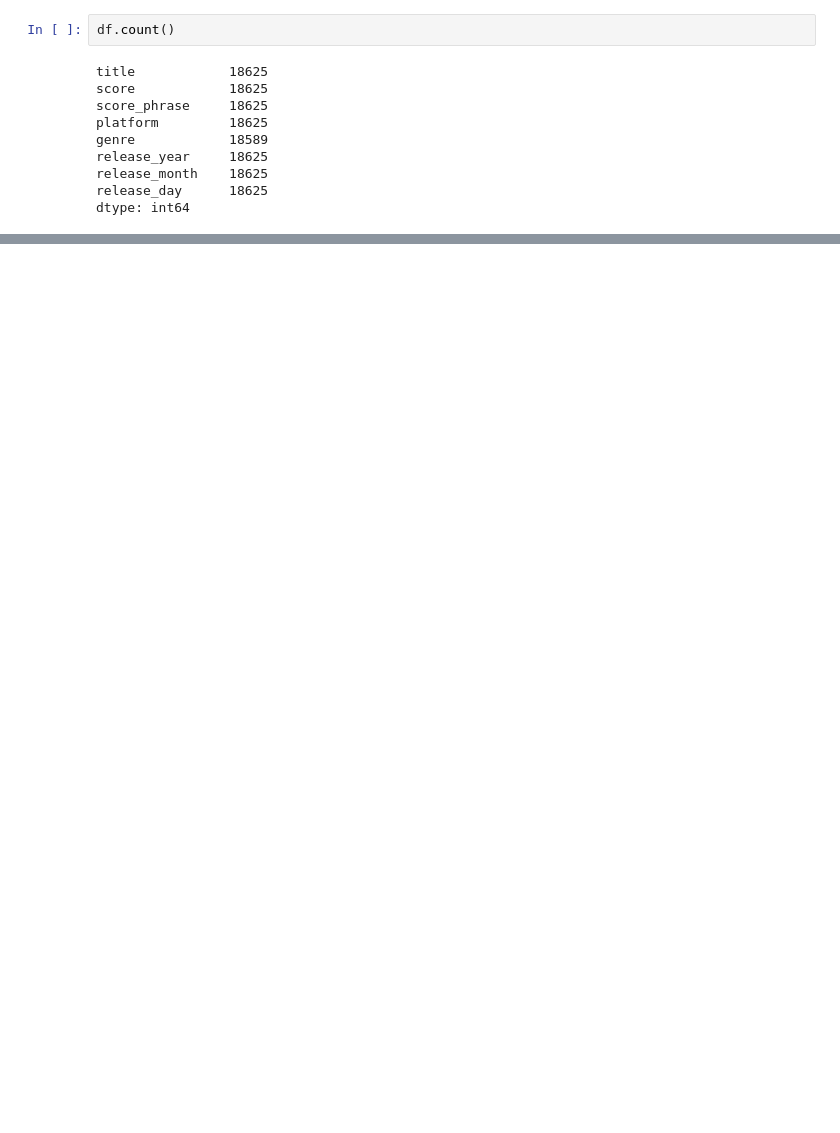
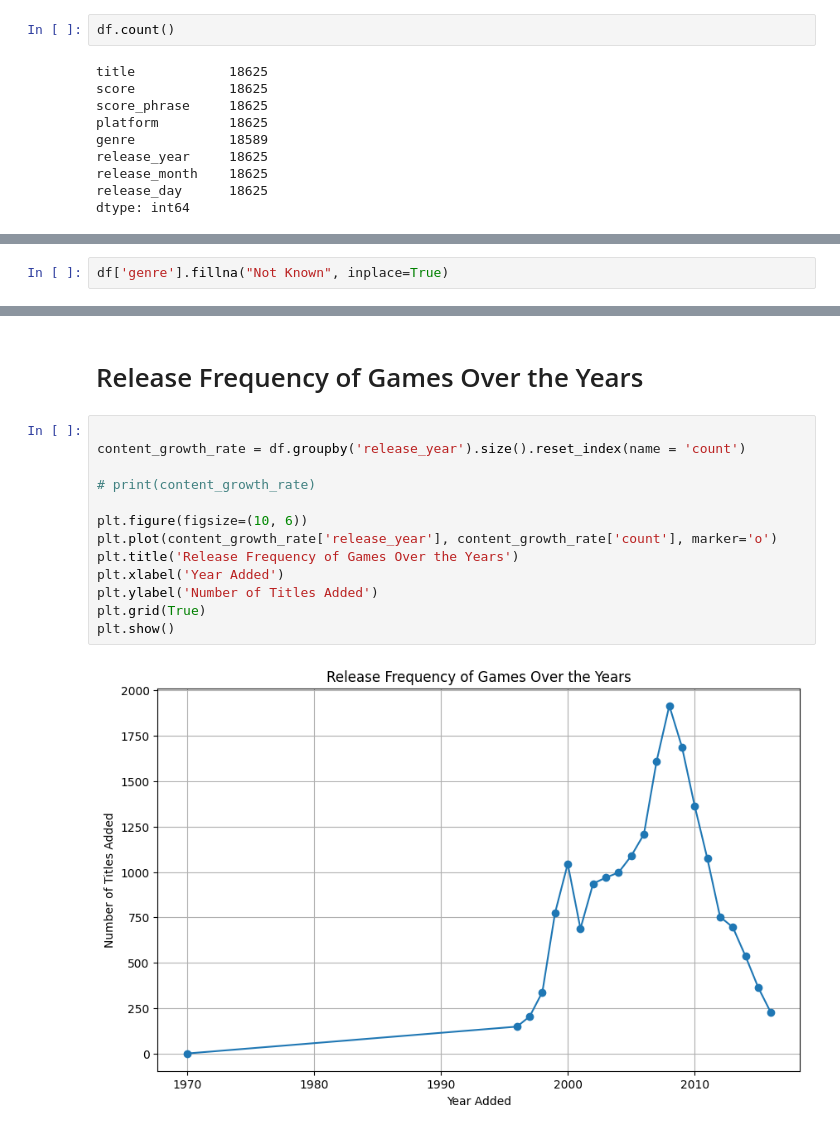
Before and after one commit to nikhilbansal23/IGN-Games-Analytics, a Jupyter notebook: ign-games-analytics.ipynb, the cells around one changed output, grey strips where cells are left out. Drawn from its saved outputs; the diff is of its cells as text; blank space fills up the shorter version.

Commit message:
Kaggle Notebook | IGN Games Analytics | Version 3

```diff
--- a/ign-games-analytics.ipynb
+++ b/ign-games-analytics.ipynb
@@ -53,0 +86,2 @@ array([1999, 2011, 2001, 2008, 2013, 2014, 2015, 2016, 2000, 2010, 1998,
+# %%
+df['genre'].fillna("Not Known", inplace=True)
@@ -53,0 +152,17 @@ array([1999, 2011, 2001, 2008, 2013, 2014, 2015, 2016, 2000, 2010, 1998,
+# %% [markdown]
+# Release Frequency of Games Over the Years
+# %%
+
+content_growth_rate = df.groupby('release_year').size().reset_index(name = 'count')
+
+# print(content_growth_rate)
+
+plt.figure(figsize=(10, 6))
+plt.plot(content_growth_rate['release_year'], content_growth_rate['count'], marker='o')
+plt.title('Release Frequency of Games Over the Years')
+plt.xlabel('Year Added')
+plt.ylabel('Number of Titles Added')
+plt.grid(True)
+plt.show()
+# %% [output]
+[figure, added]
```
Also changed, not shown: parts of 30 cells of this notebook.
